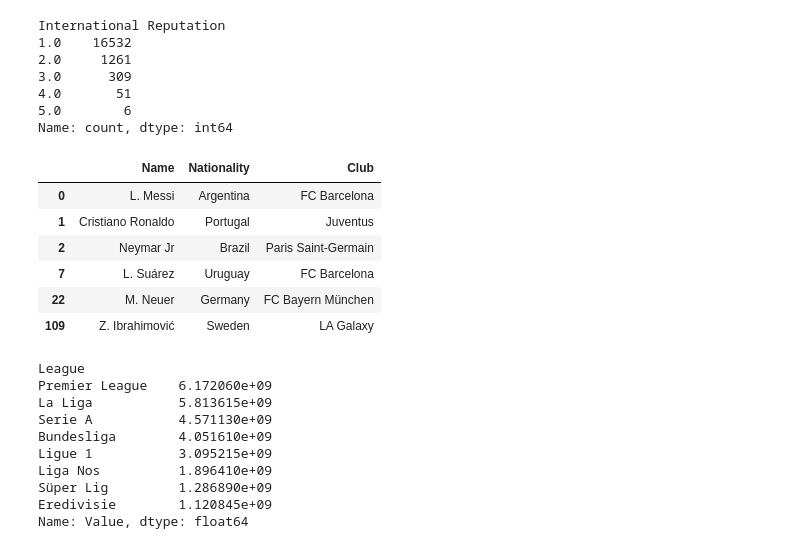
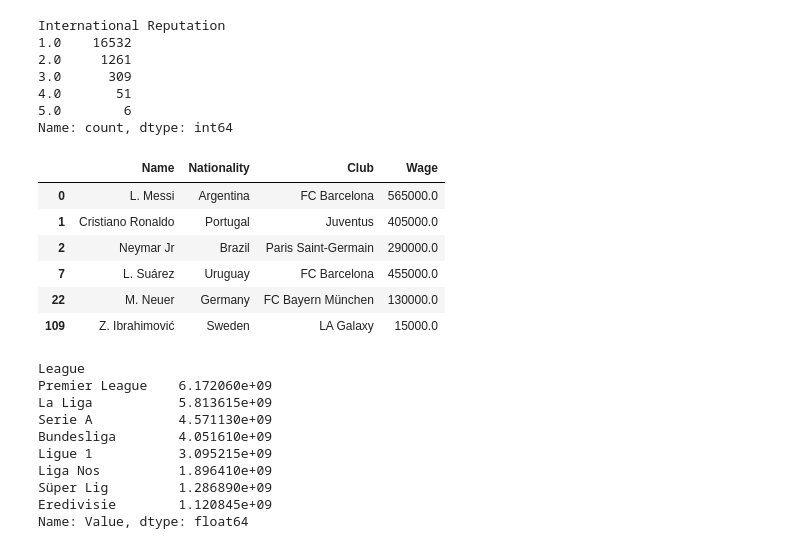
Before and after one commit to dataPalacio/proj-fifa19, a Jupyter notebook: notebook/fifa19_analise.ipynb, the cells around one changed output. Drawn from its saved outputs; the diff is of its cells as text; code cells hidden in the pictures.

```diff
--- a/notebook/fifa19_analise.ipynb
+++ b/notebook/fifa19_analise.ipynb
@@ -83,7 +83,7 @@ def nulos(df):
 # 2.0 - Importação e análise inicial
 # %%
 # Carregando os dados
-fifa = pd.read_csv('https://raw.githubusercontent.com/dataPalacio/proj-fifa19/refs/heads/main/analise_fifa19/fifa19.csv', sep=',')
+fifa = pd.read_csv('https://raw.githubusercontent.com/dataPalacio/proj-fifa19/refs/heads/main/data/fifa19.csv', sep=',')
 fifa.head()
 # %% [output]
 |  | Unnamed: 0 | ID | Name | Age | Photo | Nationality | Flag | Overall | Potential | Club | ... |
@@ -449,15 +461,15 @@ International Reputation
 Name: count, dtype: int64
 # %%
 # Quais Jogadores possuem a maior reputação internacional?
-fifa[fifa['International Reputation'] == 5][['Name', 'Nationality', 'Club']]
+fifa[fifa['International Reputation'] == 5][['Name', 'Nationality', 'Club', 'Wage']]
 # %% [output]
-|  | Name | Nationality | Club |
-| 0 | L. Messi | Argentina | FC Barcelona |
-| 1 | Cristiano Ronaldo | Portugal | Juventus |
-| 2 | Neymar Jr | Brazil | Paris Saint-Germain |
-| 7 | L. Suárez | Uruguay | FC Barcelona |
-| 22 | M. Neuer | Germany | FC Bayern München |
-| 109 | Z. Ibrahimović | Sweden | LA Galaxy |
+|  | Name | Nationality | Club | Wage |
+| 0 | L. Messi | Argentina | FC Barcelona | 565000.0 |
+| 1 | Cristiano Ronaldo | Portugal | Juventus | 405000.0 |
+| 2 | Neymar Jr | Brazil | Paris Saint-Germain | 290000.0 |
+| 7 | L. Suárez | Uruguay | FC Barcelona | 455000.0 |
+| 22 | M. Neuer | Germany | FC Bayern München | 130000.0 |
+| 109 | Z. Ibrahimović | Sweden | LA Galaxy | 15000.0 |
 # %%
 # Qual a liga mais valiosa do FIFA19?
 fifa.groupby('League')['Value'].sum().sort_values(ascending=False)
```
Also changed, not shown: parts of 5 cells of this notebook, 2 other files.
